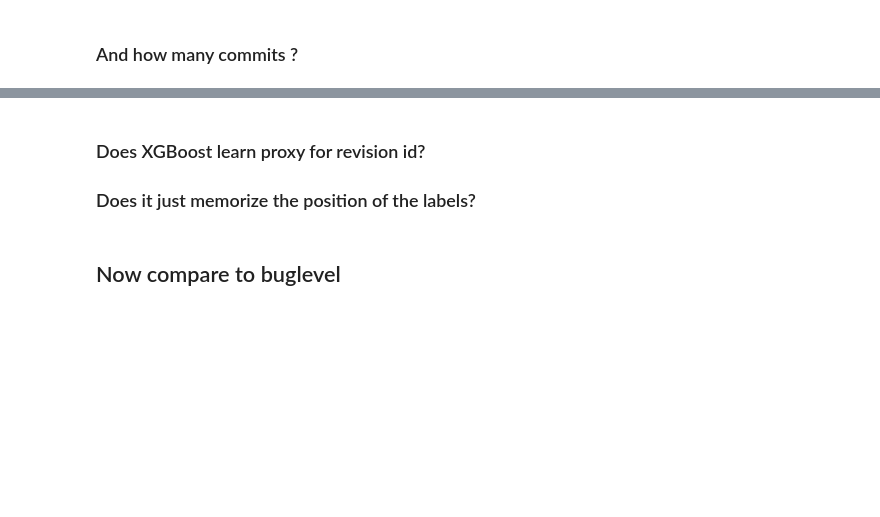
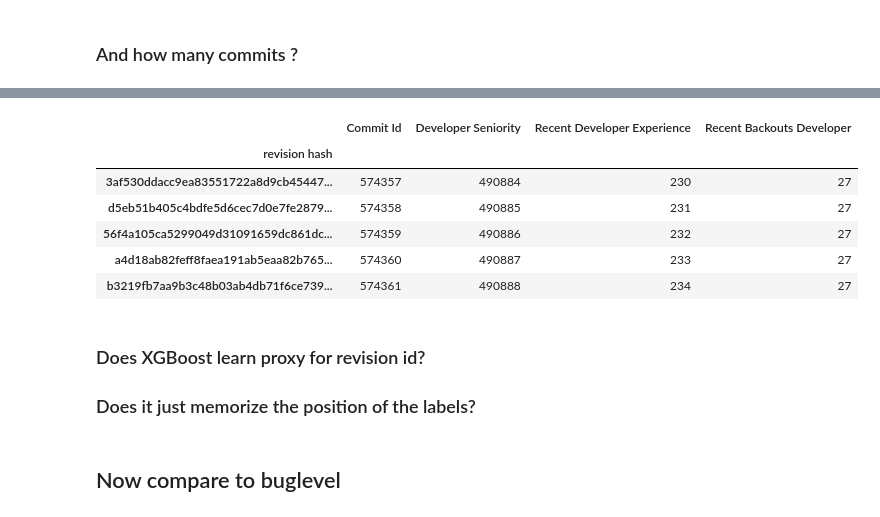
Before and after one commit to markus7800/firefox-performance-regressions, a Jupyter notebook: experiments/TrainTestSplit.ipynb, the cells around one changed output, grey strips where cells are left out. Drawn from its saved outputs; the diff is of its cells as text; code cells hidden in the pictures; blank space fills up the shorter version.

```diff
--- a/experiments/TrainTestSplit.ipynb
+++ b/experiments/TrainTestSplit.ipynb
@@ -175,14 +283,25 @@ commits[commits['bug_id'] == bug_id]
 # %%
+features['id'] = commits['id']
 df = features.loc[
     commits['bug_id'] == bug_id,
     [
+        'id',
         'developer_age',
         'recent_developer_experience',
         'recent_backouts_developer'
     ]
 ].iloc[:5]
 df.index.name = 'revision hash'
+df.columns = ['Commit Id', 'Developer Seniority', 'Recent Developer Experience', 'Recent Backouts Developer']
 df
+# %% [output]
+|  | Commit Id | Developer Seniority | Recent Developer Experience | Recent Backouts Developer |
+| revision hash |  |  |  |  |
+| 3af530ddacc9ea83551722a8d9cb45447... | 574357 | 490884 | 230 | 27 |
+| d5eb51b405c4bdfe5d6cec7d0e7fe2879... | 574358 | 490885 | 231 | 27 |
+| 56f4a105ca5299049d31091659dc861dc... | 574359 | 490886 | 232 | 27 |
+| a4d18ab82feff8faea191ab5eaa82b765... | 574360 | 490887 | 233 | 27 |
+| b3219fb7aa9b3c48b03ab4db71f6ce739... | 574361 | 490888 | 234 | 27 |
 # %% [markdown]
 ### Does XGBoost learn proxy for revision id?
 
```
Also changed, not shown: parts of 21 cells of this notebook, 1 other file.
